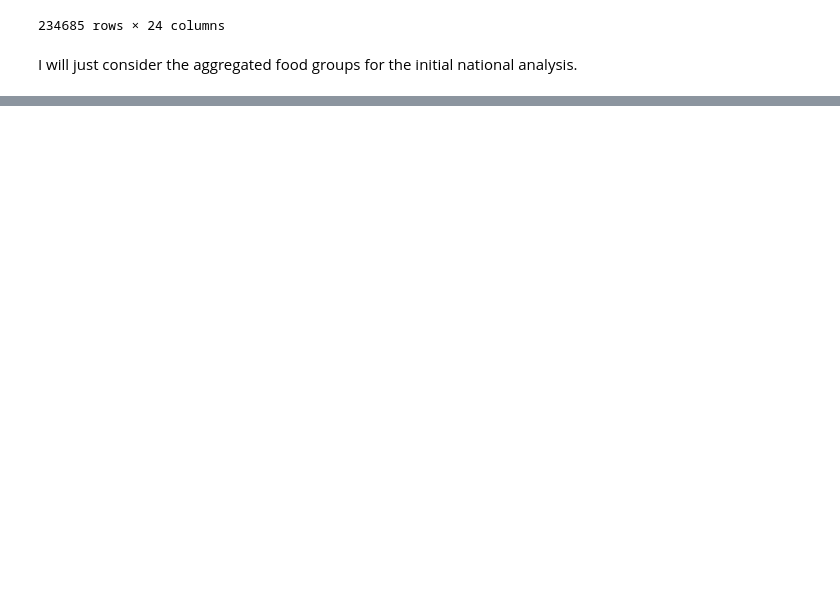
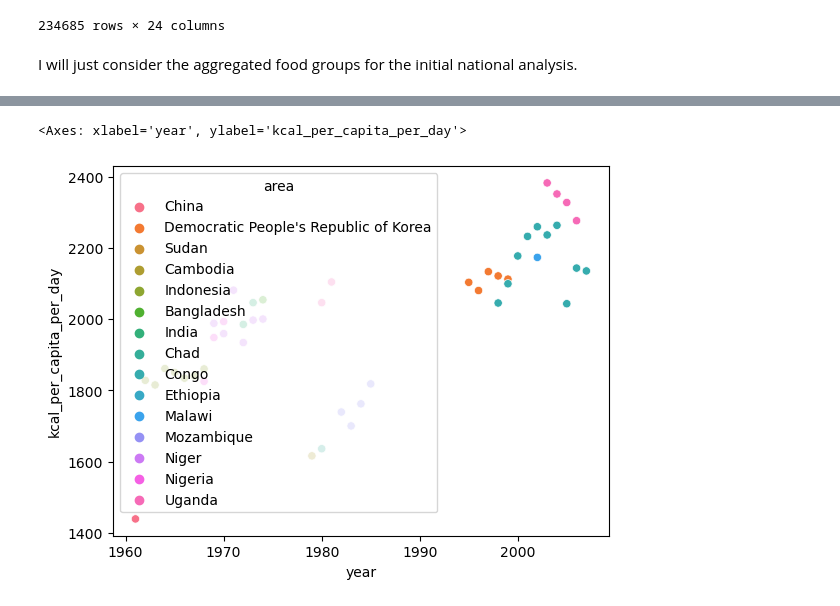
Before and after one commit to AGordon777/final-project, a Jupyter notebook: EDA.ipynb, the cells around one changed output, grey strips where cells are left out. Drawn from its saved outputs; the diff is of its cells as text; code cells hidden in the pictures; blank space fills up the shorter version.

```diff
--- a/EDA.ipynb
+++ b/EDA.ipynb
@@ -274,0 +375,7 @@ balance_hist.head()
+# %%
+famines_df.area = area_rows
+famines_df.year = year_rows
+famines_df.mortality = mortality_rows
+famines_df.famine = famine_rows
+
+famines_df.head(10)
@@ -274,0 +435,14 @@ balance_hist.head()
+# %%
+famines_df.area = famines_df.area.replace({"Democratic Republic of Congo":"Congo",
+                                           "West Africa (Sahel)":"Niger",
+                                           "North Korea":"Democratic People's Republic of Korea",
+                                           "Ethiopia (Wallo & Tigray)":"Ethiopia",
+                                           "Sudan (Darfur)":"Sudan",
+                                           "Nigeria (Biafra)":"Nigeria",
+                                           "India (Maharashtra)":"India",
+                                           "Sudan (Darfur, Kordofan)":"Sudan",
+                                           "Sudan (Baht el Ghazal)":"Sudan",
+                                           "Sudan (south)":"Sudan",
+                                           "Ethiopia (Wallo)":"Ethiopia"})
+
+famines_df
@@ -274,0 +463,8 @@ balance_hist.head()
+# %%
+balance_historic_national_p = pd.merge(left = balance_historic_national_p,
+                                       right = famines_df,
+                                       how = 'left',
+                                       left_on=['area','year'],
+                                       right_on = ['area','year'])
+balance_historic_national_p = balance_historic_national_p.fillna(0)
+balance_historic_national_p.head()
@@ -274,0 +501,6 @@ balance_hist.head()
+# %%
+# just for famine years
+famine_balance = balance_historic_national_p[balance_historic_national_p['famine']==1].copy()
+
+famine_balance['kcal_per_capita_per_day'] = famine_balance['food_supply_kcal_per_day Grand Total'] / (1000*famine_balance['Total Population - Both sexes_1000 persons'])
+famine_balance
@@ -274,0 +521,5 @@ balance_hist.head()
+# %%
+sns.scatterplot(data = famine_balance, x = 'year', y = 'kcal_per_capita_per_day', hue = 'area')
+# %% [output]
+<Axes: xlabel='year', ylabel='kcal_per_capita_per_day'>
+[figure, added]
```
Also changed, not shown: parts of 75 cells of this notebook, 1 other file.
